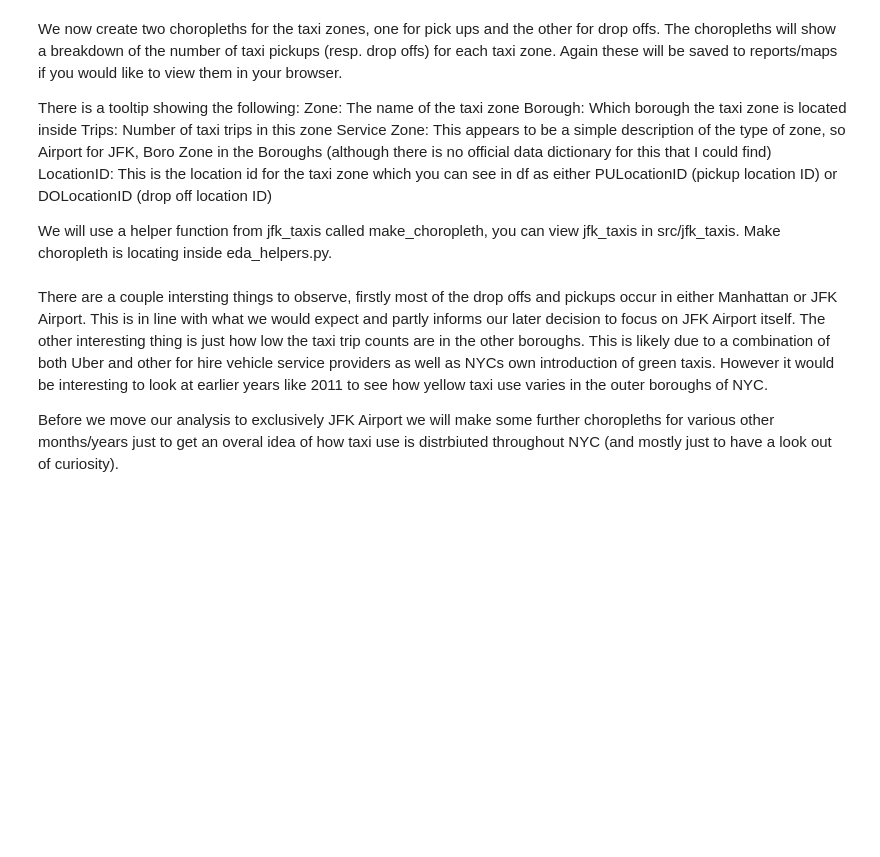
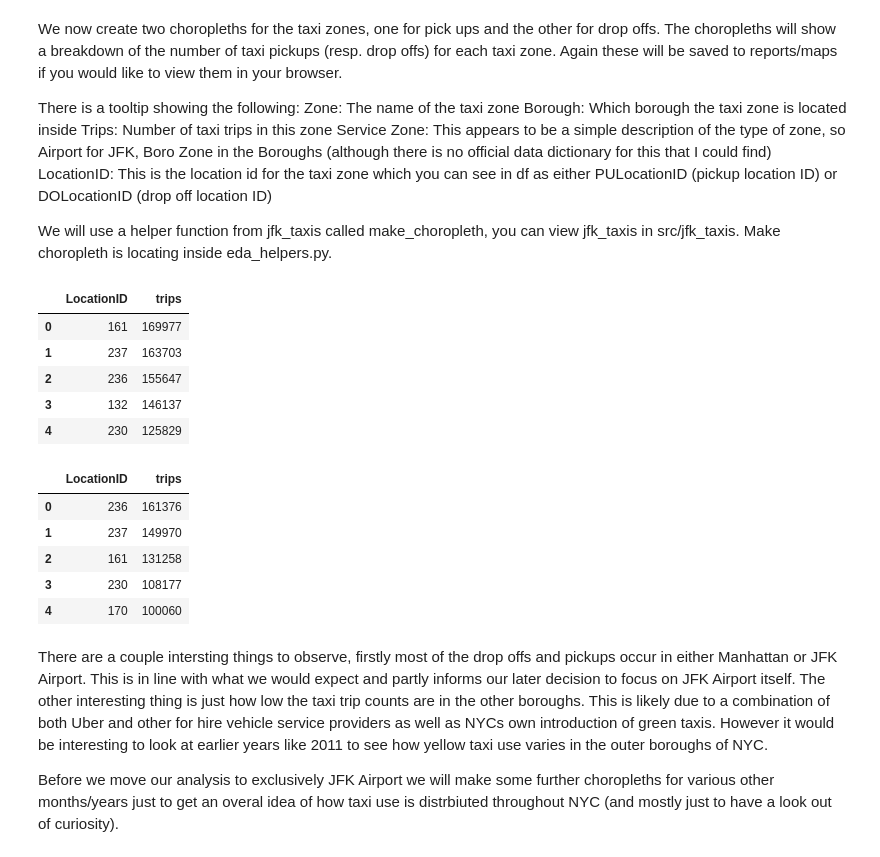
Before and after one commit to William-Ogilvie/NYC-taxi-data-analysis, a Jupyter notebook: notebooks/EDA.ipynb, the cells around one changed output. Saved outputs shown, nothing was run; the diff lists cells and outputs as text; code cells hidden in the pictures; blank space fills up the shorter version.

Commit message:
Started EDA for JFK, finishing off choropleths

```diff
--- a/notebooks/EDA.ipynb
+++ b/notebooks/EDA.ipynb
@@ -117,16 +118,29 @@ LocationID: This is the location id for the taxi zone which you can see in df as
 We will use a helper function from jfk_taxis called make_choropleth, you can view jfk_taxis in src/jfk_taxis. Make choropleth is locating inside eda_helpers.py.
 # %%
 # Create pick up Choropleth
-m_1 = make_choropleth(df, "PULocationID", taxi_zones_folium, taxi_zone_lookup, "")
+m_1 = make_choropleth(df, "PULocationID", taxi_zones_folium, taxi_zone_lookup, "", None)
 
 # Export to HTML file
 m_1.save("../reports/maps/PULocationID_count_by_zone_2025_01.html")
 
 # Create drop off Choropleth
-m_2 = make_choropleth(df, "DOLocationID", taxi_zones_folium, taxi_zone_lookup, "")
+m_2 = make_choropleth(df, "DOLocationID", taxi_zones_folium, taxi_zone_lookup, "", None)
 
 # Export to HTML file
 m_2.save("../reports/maps/DOLocationID_count_by_zone_2025_01.html")
+# %% [output]
+|  | LocationID | trips |
+| 0 | 161 | 169977 |
+| 1 | 237 | 163703 |
+| 2 | 236 | 155647 |
+| 3 | 132 | 146137 |
+| 4 | 230 | 125829 |
+|  | LocationID | trips |
+| 0 | 236 | 161376 |
+| 1 | 237 | 149970 |
+| 2 | 161 | 131258 |
+| 3 | 230 | 108177 |
+| 4 | 170 | 100060 |
 # %% [markdown]
 There are a couple intersting things to observe, firstly most of the drop offs and pickups occur in either Manhattan or JFK Airport. This is in line with what we would expect and partly informs our later decision to focus on JFK Airport itself. The other interesting thing is just how low the taxi trip counts are in the other boroughs. This is likely due to a combination of both Uber and other for hire vehicle service providers as well as NYCs own introduction of green taxis. However it would be interesting to look at earlier years like 2011 to see how yellow taxi use varies in the outer boroughs of NYC.
 
```
Also changed, not shown: parts of 14 cells of this notebook, 6 other files.
